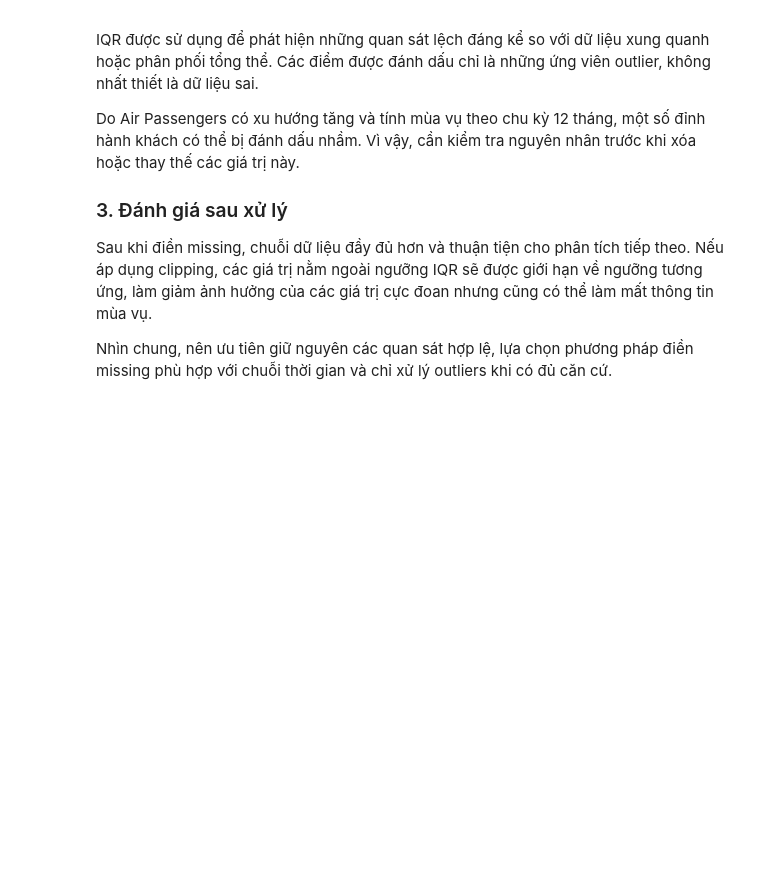
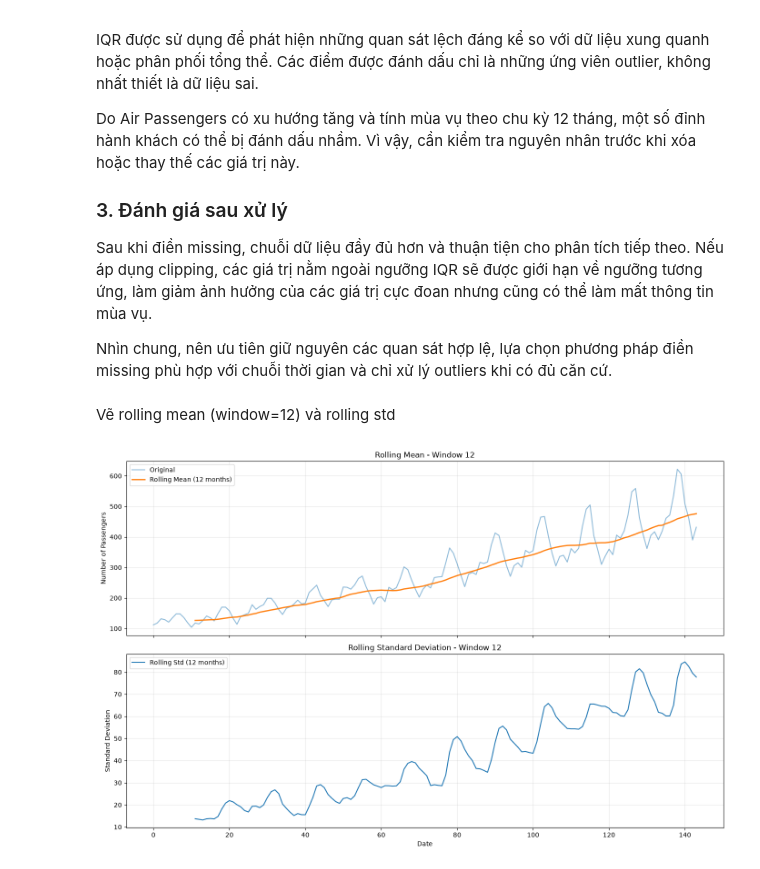
Before and after one commit to Tuvienn/TOTAL_LAB_PRACTICE_FOR_TIME_SERIES, a Jupyter notebook: total_practice/Practice_1/notebooks/practice_1.ipynb, the cells around one changed output. Cells and saved outputs as stored; diff of their text form; code cells hidden in the pictures; blank space fills up the shorter version.

```diff
--- a/total_practice/Practice_1/notebooks/practice_1.ipynb
+++ b/total_practice/Practice_1/notebooks/practice_1.ipynb
@@ -808,3 +808,40 @@ Do Air Passengers có xu hướng tăng và tính mùa vụ theo chu kỳ 12 th
 Sau khi điền missing, chuỗi dữ liệu đầy đủ hơn và thuận tiện cho phân tích tiếp theo. Nếu áp dụng clipping, các giá trị nằm ngoài ngưỡng IQR sẽ được giới hạn về ngưỡng tương ứng, làm giảm ảnh hưởng của các giá trị cực đoan nhưng cũng có thể làm mất thông tin mùa vụ.
 
 Nhìn chung, nên ưu tiên giữ nguyên các quan sát hợp lệ, lựa chọn phương pháp điền missing phù hợp với chuỗi thời gian và chỉ xử lý outliers khi có đủ căn cứ.
+# %% [markdown]
+Vẽ rolling mean (window=12) và rolling std
+# %%
+df["rolling_mean"] = df["value"].rolling(window=12).mean()
+df["rolling_std"] = df["value"].rolling(window=12).std()
+
+fig, axes = plt.subplots(2, 1, figsize=(14, 9), sharex=True)
+
+# Rolling Mean
+axes[0].plot(
+    df.index, df["value"],
+    label="Original", alpha=0.5
+)
+axes[0].plot(
+    df.index, df["rolling_mean"],
+    label="Rolling Mean (12 months)", linewidth=2
+)
+axes[0].set_title("Rolling Mean - Window 12")
+axes[0].set_ylabel("Number of Passengers")
+axes[0].legend()
+axes[0].grid(True, alpha=0.3)
+
+# Rolling Standard Deviation
+axes[1].plot(
+    df.index, df["rolling_std"],
+    label="Rolling Std (12 months)"
+)
+axes[1].set_title("Rolling Standard Deviation - Window 12")
+axes[1].set_xlabel("Date")
+axes[1].set_ylabel("Standard Deviation")
+axes[1].legend()
+axes[1].grid(True, alpha=0.3)
+
+plt.tight_layout()
+plt.show()
+# %% [output]
+[figure, added]
```
Also changed, not shown: parts of 5 cells of this notebook.
